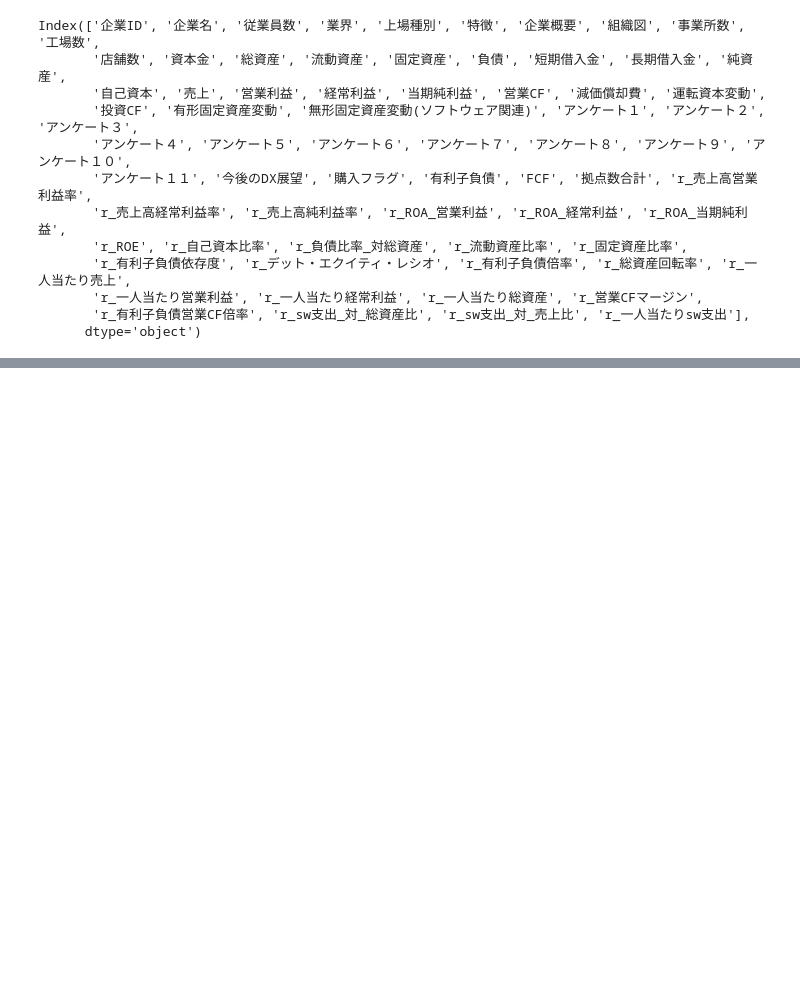
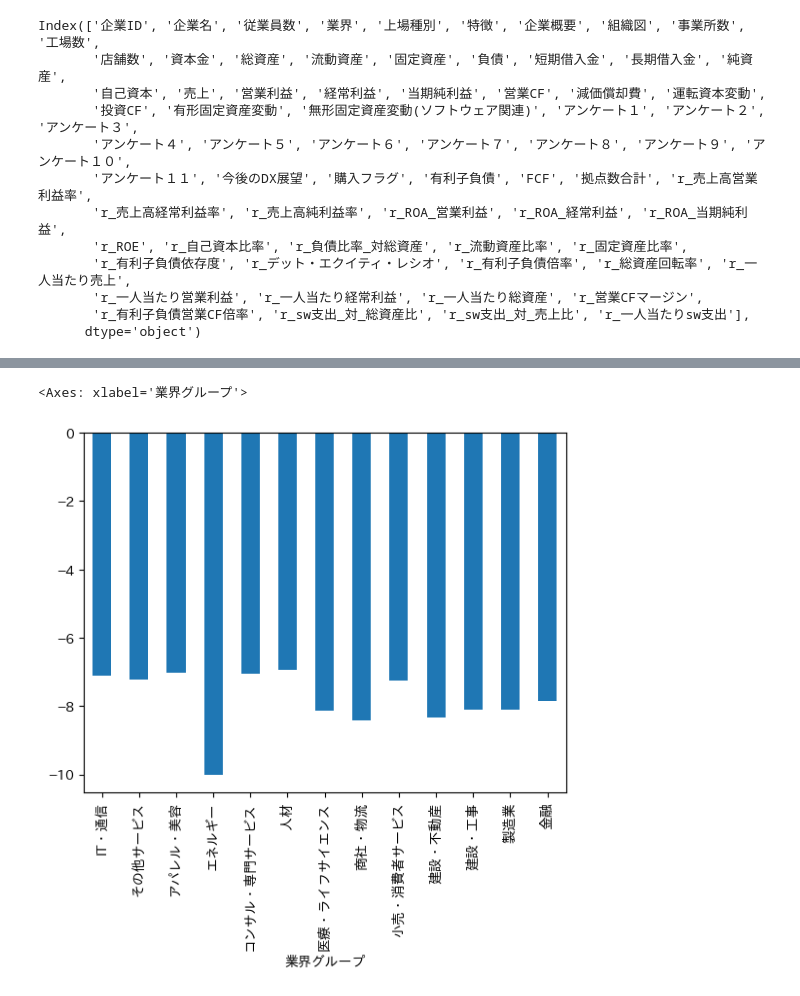
Before and after one commit to saitooo376/student_cup_2026, a Jupyter notebook: notebooks/01_EDA.ipynb, the cells around one changed output, grey strips where cells are left out. Saved outputs shown, nothing was run; the diff lists cells and outputs as text; code cells hidden in the pictures; blank space fills up the shorter version.

```diff
--- a/notebooks/01_EDA.ipynb
+++ b/notebooks/01_EDA.ipynb
@@ -497,0 +500,5 @@ train["業界"].value_counts().to_frame()
+# %%
+train.groupby('業界グループ')["無形固定資産変動(ソフトウェア関連)"].mean().plot(kind='bar')
+# %% [output]
+<Axes: xlabel='業界グループ'>
+[figure, added]
```
Also changed, not shown: parts of 2 cells of this notebook, 3 other files.
